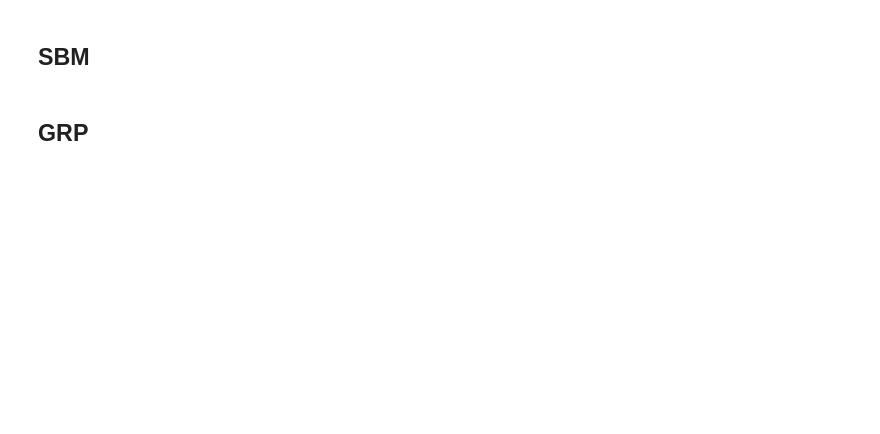
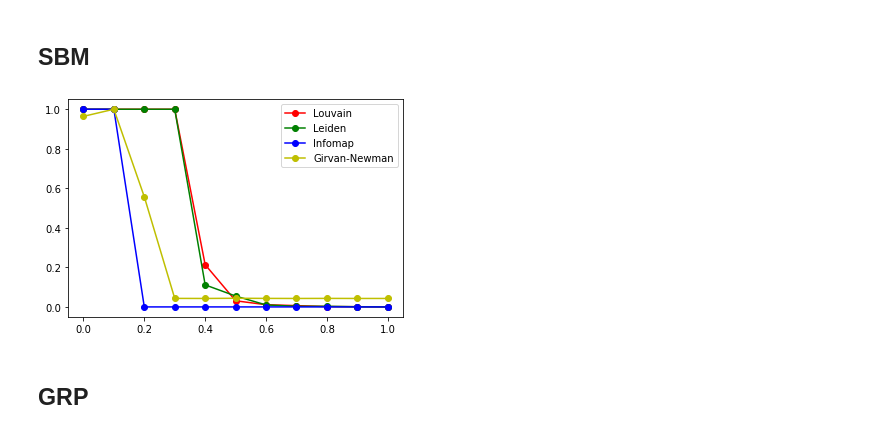
Before and after one commit to fabiuchiha/CRC2021, a Jupyter notebook: Community Finding.ipynb, the cells around one changed output. Saved outputs shown, nothing was run; the diff lists cells and outputs as text; code cells hidden in the pictures; blank space fills up the shorter version.

Commit message:
Graphs

```diff
--- a/Community Finding.ipynb
+++ b/Community Finding.ipynb
@@ -298,34 +298,37 @@ plt.show()
 resultsLouvain = []
 resultsLeiden = []
 resultsInfomap = []
+resultsGN = []
 
 mus = [0, 0.1, 0.2, 0.3, 0.4, 0.5, 0.6, 0.7, 0.8, 0.9, 1]
 
 sizes = [32, 32, 32, 32]
 for c in tqdm(mus):
     probs = [[1-c, c, c, c], [c, 1-c, c, c], [c, c, 1-c, c],[c, c, c, 1-c]]
     sbmGraph, comsSBM = SBM(sizes, probs, seed=10)
 
     sbmLouvain = algorithms.louvain(sbmGraph)
     sbmLeiden = algorithms.leiden(sbmGraph)
     sbmInfomap = new_infomap(sbmGraph, "-N 2")
     sbmGN = algorithms.girvan_newman(sbmGraph, level=3)
 
     nmi1 = evaluation.normalized_mutual_information(sbmLouvain, comsSBM)
     resultsLouvain.append(nmi1[0])
     nmi2 = evaluation.normalized_mutual_information(sbmLeiden, comsSBM)
     resultsLeiden.append(nmi2[0])
     nmi3 =  evaluation.normalized_mutual_information(sbmInfomap, comsSBM)
     resultsInfomap.append(nmi3[0])
     nmi4 =  evaluation.normalized_mutual_information(sbmGN, comsSBM)
     resultsGN.append(nmi4[0])
 
 plt.plot(mus,resultsLouvain, "-ro", label = "Louvain")
 plt.plot(mus,resultsLeiden, "-go", label = "Leiden")
 plt.plot(mus,resultsInfomap, "-bo", label = "Infomap")
 plt.plot(mus,resultsGN, "-yo", label = "Girvan-Newman")
 plt.legend()
 plt.show()
+# %% [output]
+[figure, added]
 # %% [markdown]
 ## GRP
 # %%
```
Also changed, not shown: parts of 3 cells of this notebook.
